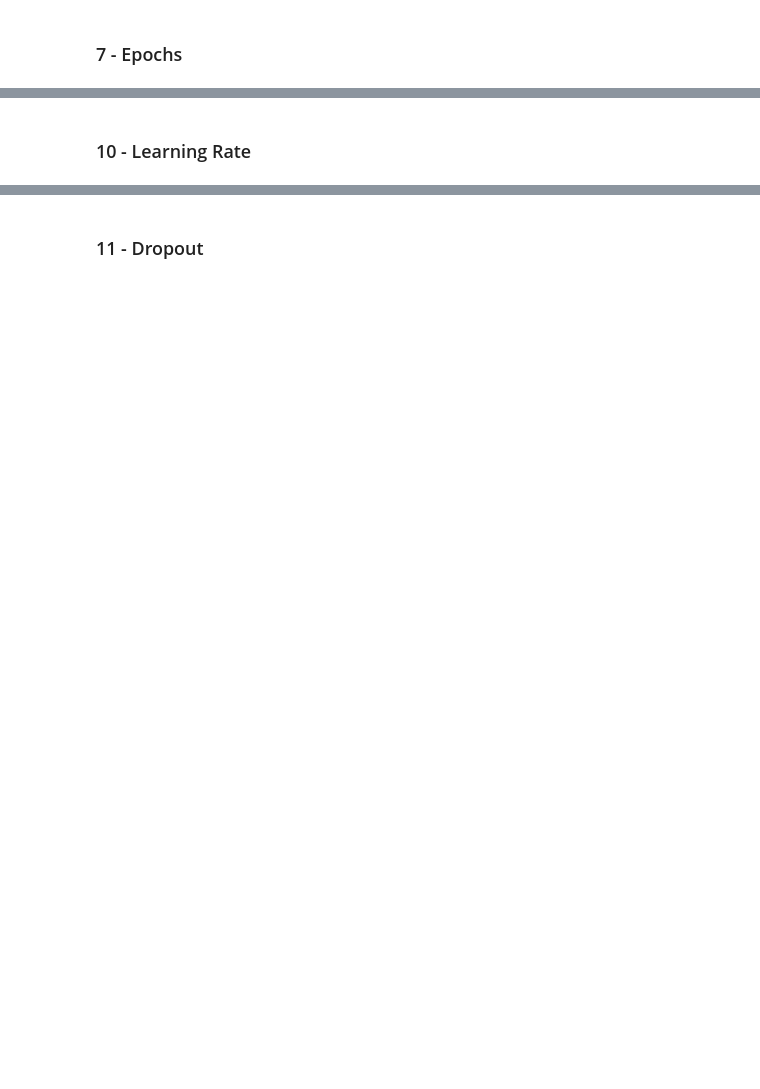
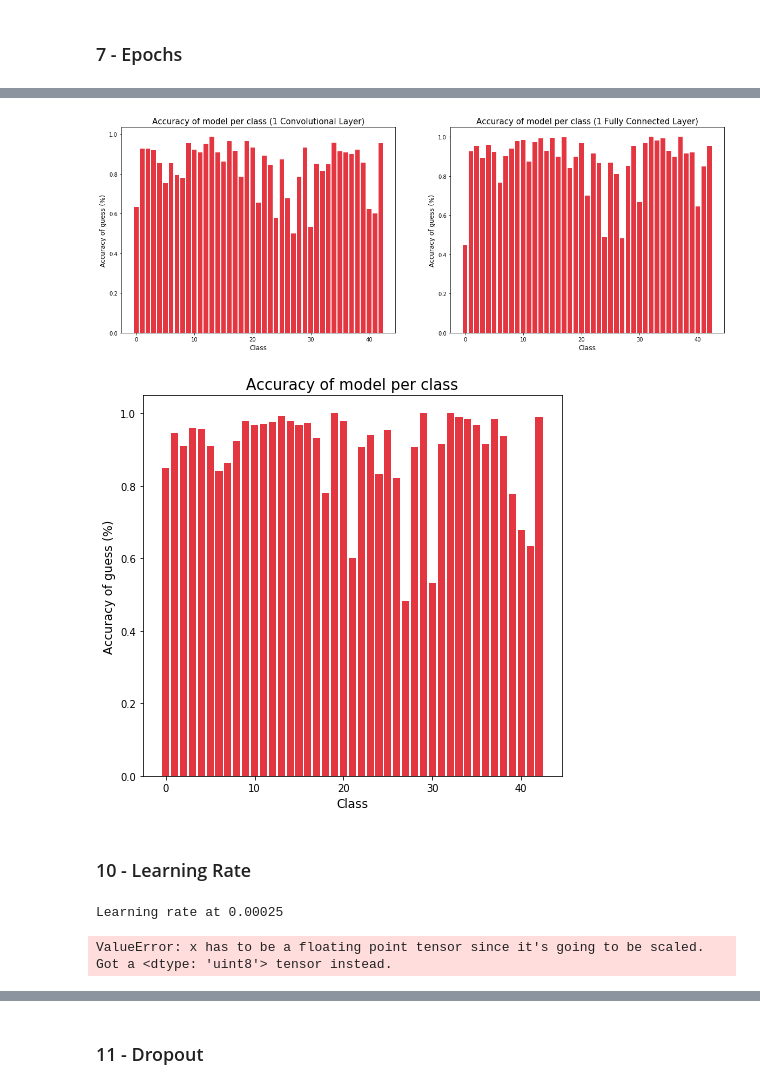
Before and after one commit to HerouFenix/taa-traffic-sign-identification, a Jupyter notebook: Project1.ipynb, the cells around one changed output, grey strips where cells are left out. Cells and saved outputs as stored; diff of their text form; code cells hidden in the pictures; blank space fills up the shorter version.

```diff
--- a/Project1.ipynb
+++ b/Project1.ipynb
@@ -750,0 +1041,10 @@ plot_acc_per_class(conf_mat_rel)
+# %%
+y_predictions = model.predict_classes(x_test)
+
+score = model.evaluate(x_test, y_test, verbose=1)
+print('Train loss:', history.history['loss'][-1])
+print('Train accuracy:', history.history['accuracy'][-1])
+print('CV loss:', history.history['val_loss'][-1])
+print('CV accuracy:', history.history['val_accuracy'][-1])
+print('Test loss:', score[0])
+print('Test accuracy:', score[1])
@@ -751,2 +1059,63 @@ plot_acc_per_class(conf_mat_rel)
+# %%
+conf_mat_abs_1CL, conf_mat_rel_1CL = create_confusion_matrices(y_test, y_predictions_1CL)
+conf_mat_abs_1FL, conf_mat_rel_1FL = create_confusion_matrices(y_test, y_predictions_1FL)
+conf_mat_abs, conf_mat_rel = create_confusion_matrices(y_test, y_predictions)
+# %%
+plt.figure(figsize = (20,7))
+
+plt.subplot(1,2,1)
+plt.bar(range(0,43), [conf_mat_rel_1CL[i][i] for i in range(43)], color="#e33641")
+plt.xlabel('Class',fontsize=12)
+plt.ylabel('Accuracy of guess (%)',fontsize=12)
+plt.title('Accuracy of model per class (1 Convolutional Layer)',fontsize=15)
+
+plt.subplot(1,2,2)
+plt.bar(range(0,43), [conf_mat_rel_1FL[i][i] for i in range(43)], color="#e33641")
+plt.xlabel('Class',fontsize=12)
+plt.ylabel('Accuracy of guess (%)',fontsize=12)
+plt.title('Accuracy of model per class (1 Fully Connected Layer)',fontsize=15)
+
+plt.show()
+
+plt.figure(figsize = (7.5, 7))
+plt.bar(range(0,43), [conf_mat_rel[i][i] for i in range(43)], color="#e33641")
+plt.xlabel('Class',fontsize=12)
+plt.ylabel('Accuracy of guess (%)',fontsize=12)
+plt.title('Accuracy of model per class',fontsize=15)
+
+plt.show()
+# %% [output]
+[figure, added]
+[figure, added]
 # %% [markdown]
 ### 10 - Learning Rate
+# %%
+loss_results = []
+acc_results = []
+l_rates=[]
+time_results = []
+learning_rate = 0.00025
+while learning_rate < 0.2:
+    print("Learning rate at", learning_rate)
+    start = time.time()
+    model = LeNetModel(rgb=False)
+
+    model.compile(loss=LOSS,
+                  optimizer=OPT(learning_rate=learning_rate),
+                  metrics=['accuracy'])
+
+    model.fit(x_train, y_train,
+              batch_size=BATCH_SIZE,
+              epochs=EPOCHS,
+              verbose=0,
+              validation_data=(x_cv, y_cv))
+
+    score = model.evaluate(x_test, y_test)
+    loss_results.append(score[0])
+    acc_results.append(score[1])
+    l_rates.append(learning_rate)
+    time_results.append(time.time() - start)
+    learning_rate*=2
+# %% [output]
+Learning rate at 0.00025
+ValueError: x has to be a floating point tensor since it's going to be scaled. Got a <dtype: 'uint8'> tensor instead.
```
Also changed, not shown: parts of 51 cells of this notebook, 1 other file.
